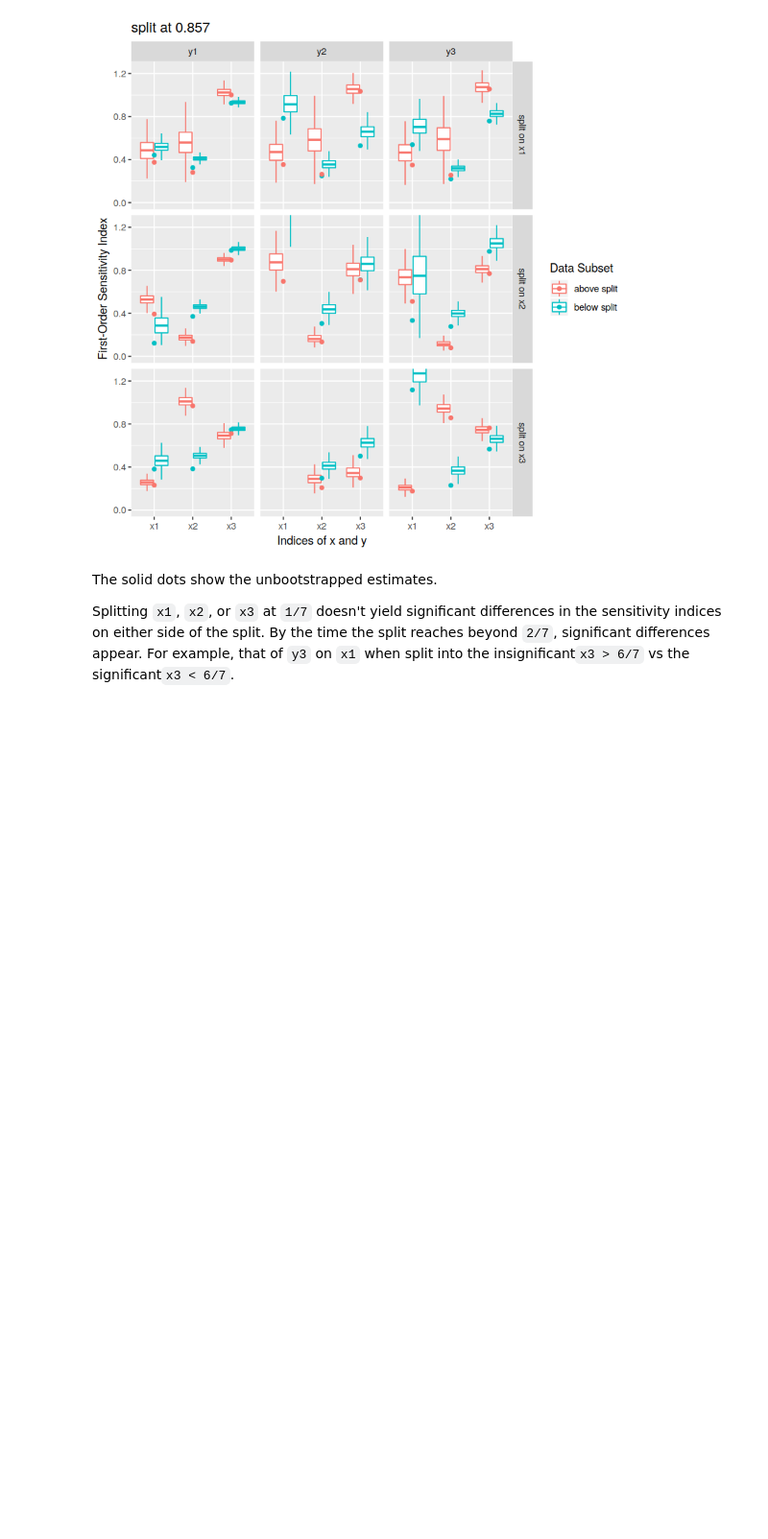
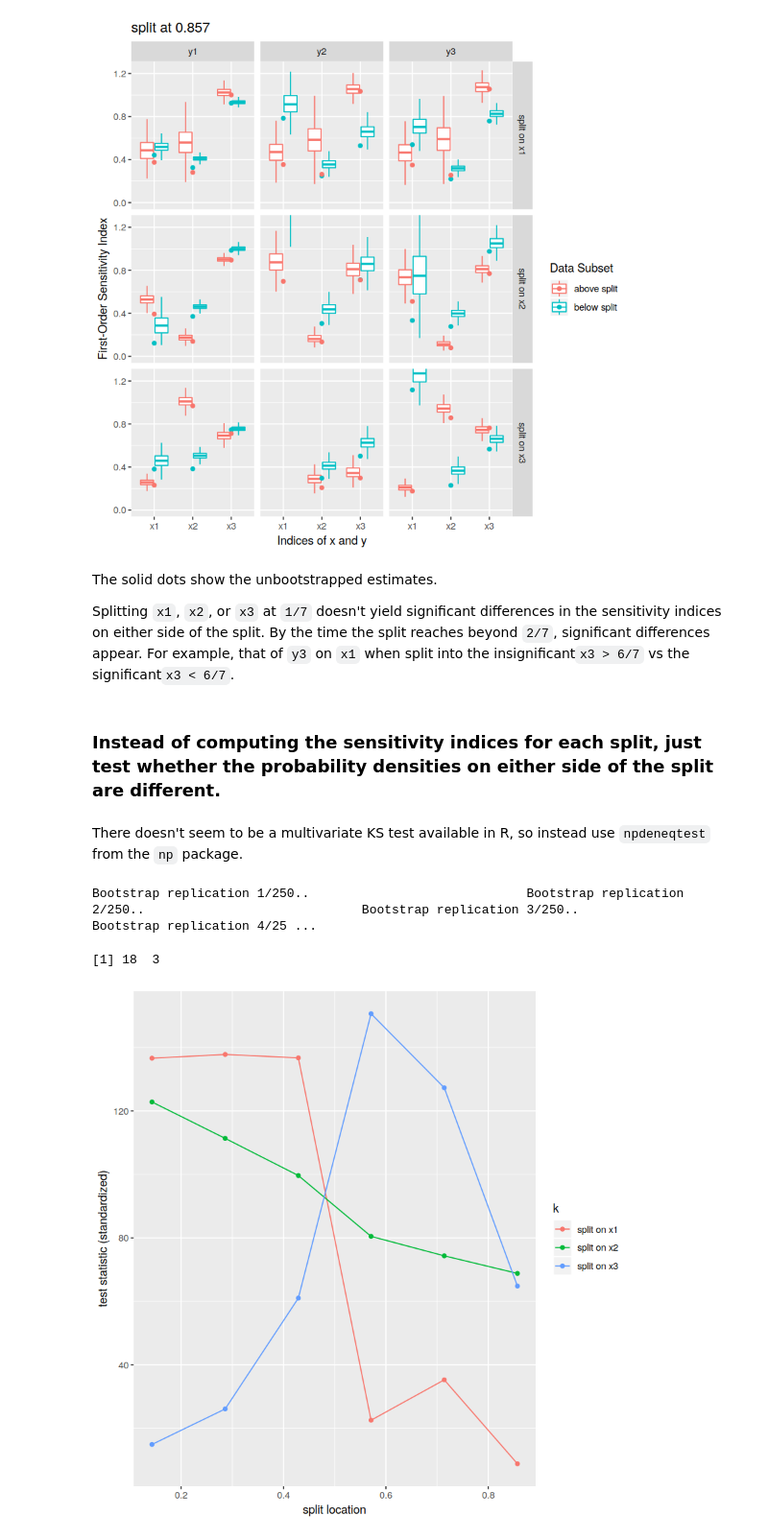
Before and after one commit to functionally/ssa, a Jupyter notebook: probabilistic-nested-design-v7.ipynb, the cells around one changed output. Shown at 96% size. Cells and saved outputs as stored; diff of their text form; code cells hidden in the pictures; blank space fills up the shorter version.

Commit message:
added two-sample test

```diff
--- a/probabilistic-nested-design-v7.ipynb
+++ b/probabilistic-nested-design-v7.ipynb
@@ -598,3 +604,36 @@ Warning message:
 The solid dots show the unbootstrapped estimates.
 
 Splitting `x1`, `x2`, or `x3` at `1/7` doesn't yield significant differences in the sensitivity indices on either side of the split. By the time the split reaches beyond `2/7`, significant differences appear. For example, that of `y3` on `x1` when split into the insignificant`x3 > 6/7` vs the significant`x3 < 6/7`.
+# %% [markdown]
+### Instead of computing the sensitivity indices for each split, just test whether the probability densities on either side of the split are different.
+# %% [markdown]
+There doesn't seem to be a multivariate KS test available in R, so instead use `npdeneqtest` from the `np` package.
+# %%
+tus <- us[, .(1), by=.(k, u)]
+une <- NULL
+for (row in 1:nrow(tus)) {
+    z <- merge(tus[row], uxys.wide, by=c("k", "u"))
+    une <- rbind(
+        une,
+        cbind(
+            tus[row, .(k, u)],
+            Tn=npdeneqtest(
+                z[s == "below split", .(y1, y2, y3)],
+                z[s == "above split", .(y1, y2, y3)],
+                boot.num=250
+            )$Tn
+        )
+    )
+}
+une %>% dim
+# %% [output]
+Bootstrap replication 1/250..                             Bootstrap replication 2/250..                             Bootstrap replication 3/250..                             Bootstrap replication 4/25 ...
+[1] 18  3
+# %%
+ggplot(une, aes(x=u, y=Tn, color=k)) +
+    geom_point() +
+    geom_line() +
+    xlab("split location") +
+    ylab("test statistic (standardized)")
+# %% [output]
+[figure, added]
```
Also changed, not shown: parts of 3 cells of this notebook, 3 other files.
